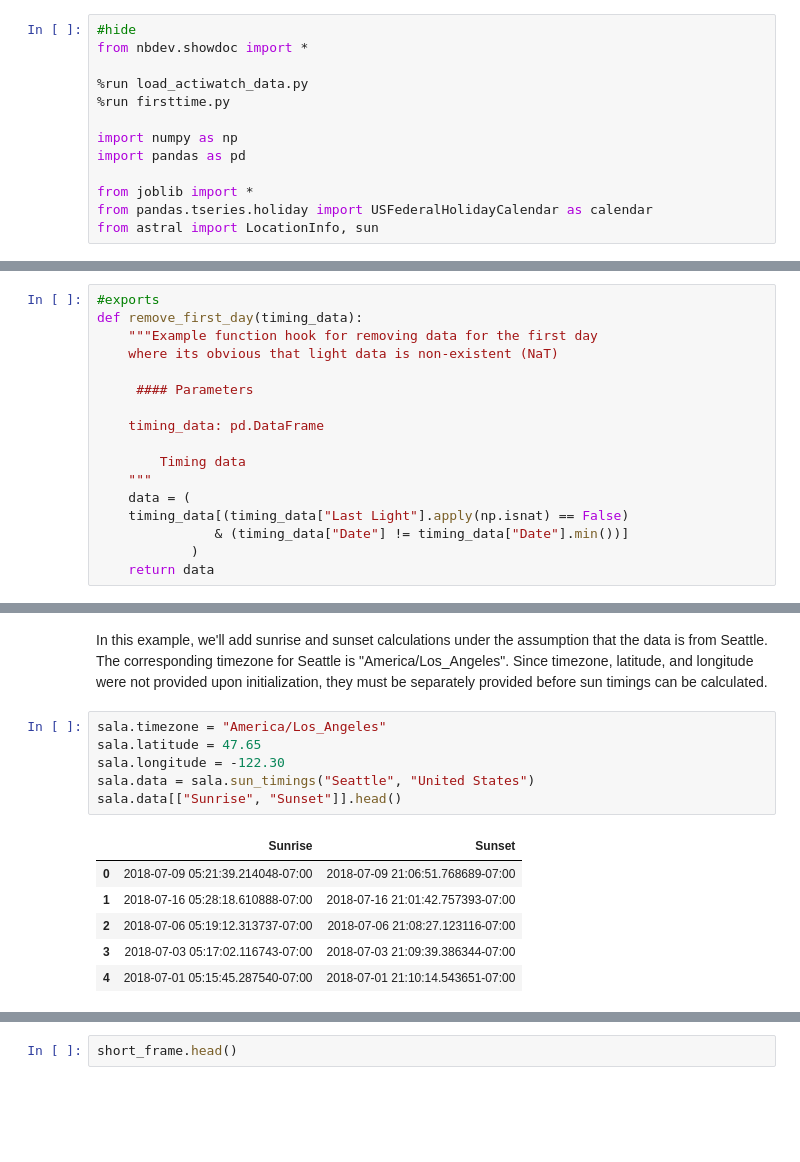
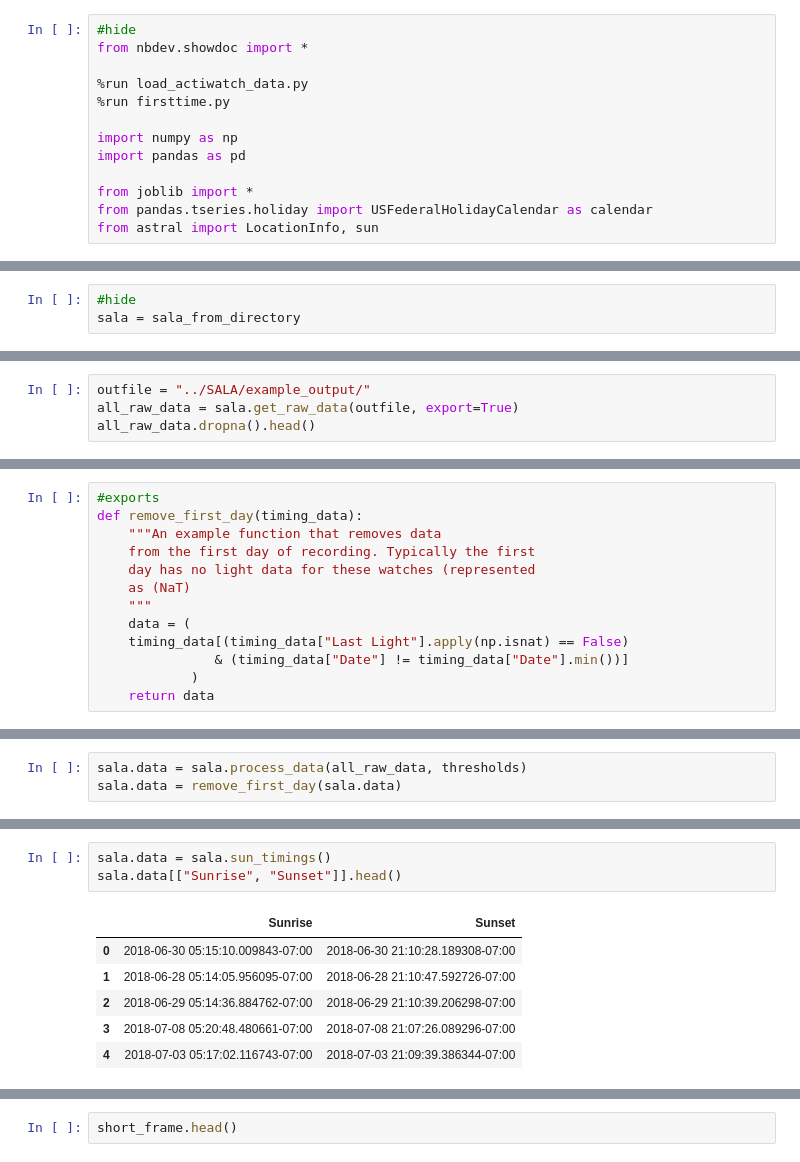
Before and after one commit to FleischerResearchLab/SALA, a Jupyter notebook: 00_SALA.ipynb, the cells around one changed output, grey strips where cells are left out. Drawn from its saved outputs; the diff is of its cells as text; blank space fills up the shorter version.

```diff
--- a/00_SALA.ipynb
+++ b/00_SALA.ipynb
@@ -522 +598,4 @@ sala = SALA(directory = directory)
+# %%
+#hide
+sala = sala_from_directory
 # %% [markdown]
@@ -589,0 +672,4 @@ Pass #2, data summary
+# %%
+outfile = "../SALA/example_output/"
+all_raw_data = sala.get_raw_data(outfile, export=True)
+all_raw_data.dropna().head()
@@ -664,14 +738,10 @@ The main processing function provides the ability for users to run their own cus
 # %%
 #exports
 def remove_first_day(timing_data):
-    """Example function hook for removing data for the first day
-    where its obvious that light data is non-existent (NaT)
-
-     #### Parameters
-
-    timing_data: pd.DataFrame
-
-        Timing data
+    """An example function that removes data
+    from the first day of recording. Typically the first
+    day has no light data for these watches (represented
+    as (NaT)
     """
     data = (
     timing_data[(timing_data["Last Light"].apply(np.isnat) == False)
@@ -705 +751,4 @@ all_data.dropna().head()
+# %%
+sala.data = sala.process_data(all_raw_data, thresholds)
+sala.data = remove_first_day(sala.data)
 # %%
@@ -756,18 +795,13 @@ region: str (any string)
 #### Returns
 
     Modified timing data with sunrise and sunset calculations
-# %% [markdown]
-In this example, we'll add sunrise and sunset calculations under the assumption that the data is from Seattle. The corresponding timezone for Seattle is "America/Los_Angeles". Since timezone, latitude, and longitude were not provided upon initialization, they must be separately provided before sun timings can be calculated.
 # %%
-sala.timezone = "America/Los_Angeles"
-sala.latitude = 47.65
-sala.longitude = -122.30
-sala.data = sala.sun_timings("Seattle", "United States")
+sala.data = sala.sun_timings()
 sala.data[["Sunrise", "Sunset"]].head()
 # %% [output]
 |  | Sunrise | Sunset |
-| 0 | 2018-07-09 05:21:39.214048-07:00 | 2018-07-09 21:06:51.768689-07:00 |
-| 1 | 2018-07-16 05:28:18.610888-07:00 | 2018-07-16 21:01:42.757393-07:00 |
-| 2 | 2018-07-06 05:19:12.313737-07:00 | 2018-07-06 21:08:27.123116-07:00 |
-| 3 | 2018-07-03 05:17:02.116743-07:00 | 2018-07-03 21:09:39.386344-07:00 |
-| 4 | 2018-07-01 05:15:45.287540-07:00 | 2018-07-01 21:10:14.543651-07:00 |
+| 0 | 2018-06-30 05:15:10.009843-07:00 | 2018-06-30 21:10:28.189308-07:00 |
+| 1 | 2018-06-28 05:14:05.956095-07:00 | 2018-06-28 21:10:47.592726-07:00 |
+| 2 | 2018-06-29 05:14:36.884762-07:00 | 2018-06-29 21:10:39.206298-07:00 |
+| 3 | 2018-07-08 05:20:48.480661-07:00 | 2018-07-08 21:07:26.089296-07:00 |
+| 4 | 2018-07-03 05:17:02.116743-07:00 | 2018-07-03 21:09:39.386344-07:00 |
```
Also changed, not shown: parts of 41 cells of this notebook, 4 other files.
